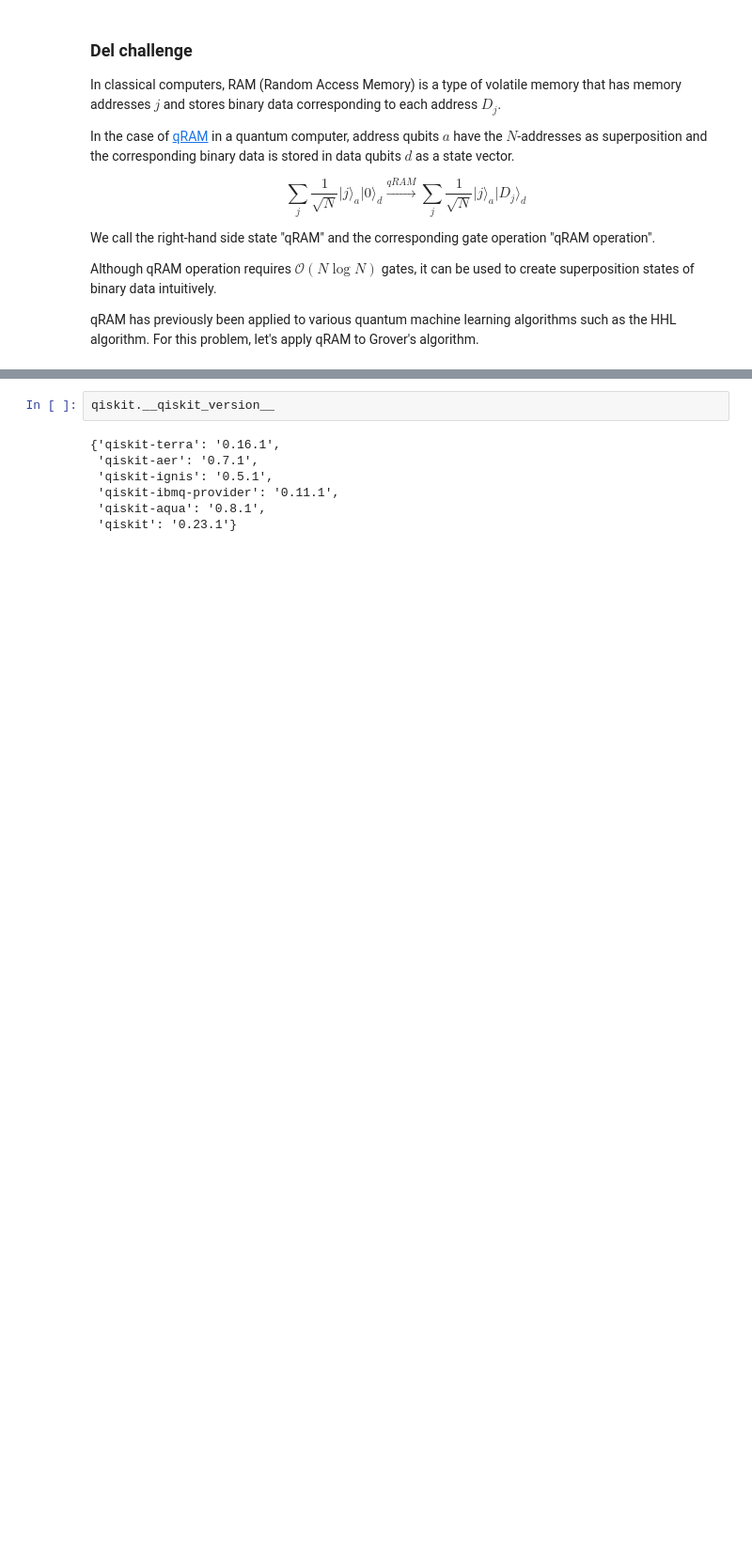
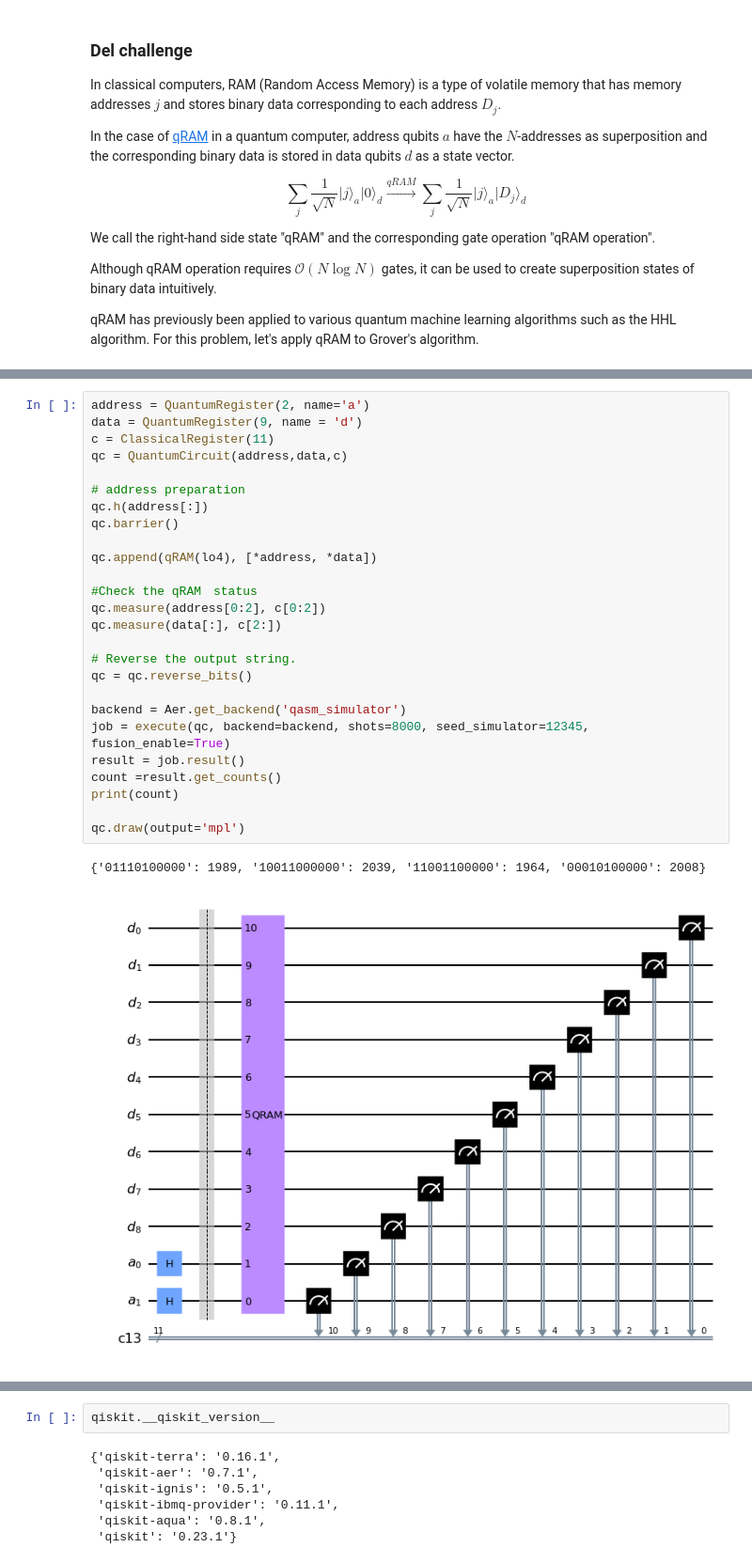
Before and after one commit to jpvanegasc/QCPresentation, a Jupyter notebook: Presentation.ipynb, the cells around one changed output, grey strips where cells are left out. Shown at 94% size. Cells and saved outputs as stored; diff of their text form; blank space fills up the shorter version.

```diff
--- a/Presentation.ipynb
+++ b/Presentation.ipynb
@@ -538,0 +566,29 @@ Carreta
+# %%
+address = QuantumRegister(2, name='a')
+data = QuantumRegister(9, name = 'd')
+c = ClassicalRegister(11)
+qc = QuantumCircuit(address,data,c)
+
+# address preparation
+qc.h(address[:])
+qc.barrier()
+
+qc.append(qRAM(lo4), [*address, *data])
+
+#Check the qRAM　status
+qc.measure(address[0:2], c[0:2])
+qc.measure(data[:], c[2:])
+
+# Reverse the output string.
+qc = qc.reverse_bits()
+
+backend = Aer.get_backend('qasm_simulator')
+job = execute(qc, backend=backend, shots=8000, seed_simulator=12345, fusion_enable=True)
+result = job.result()
+count =result.get_counts()
+print(count)
+
+qc.draw(output='mpl')
+# %% [output]
+{'01110100000': 1989, '10011000000': 2039, '11001100000': 1964, '00010100000': 2008}
+[figure, added]
```
Also changed, not shown: parts of 21 cells of this notebook, 2 other files.
